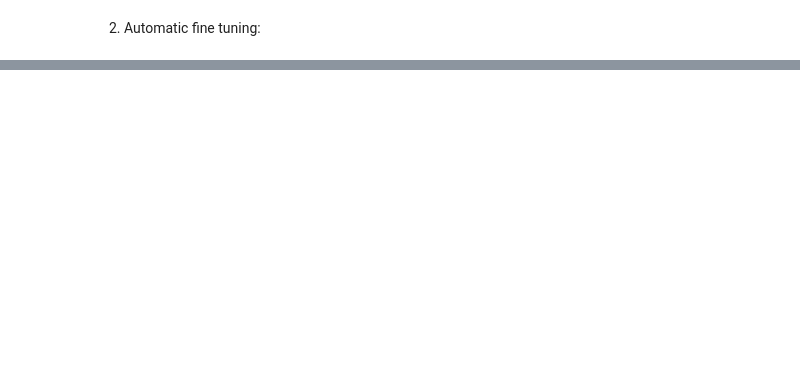
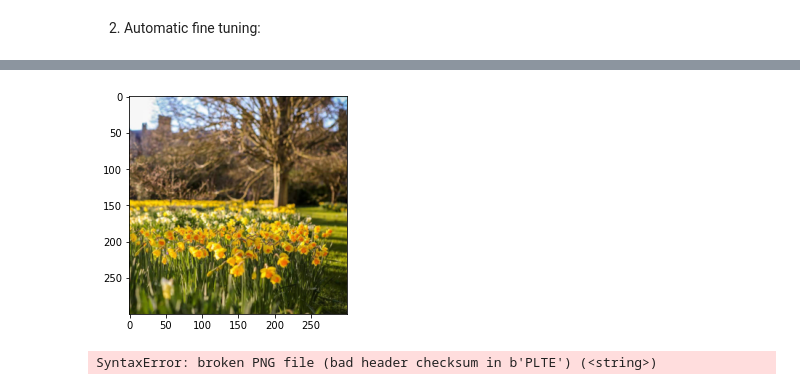
Before and after one commit to JingbiaoMei/Cambridge-Blue-Noise, a Jupyter notebook: System_setup_pilot.ipynb, the cells around one changed output, grey strips where cells are left out. Saved outputs shown, nothing was run; the diff lists cells and outputs as text; code cells hidden in the pictures; blank space fills up the shorter version.

```diff
--- a/System_setup_pilot.ipynb
+++ b/System_setup_pilot.ipynb
@@ -110,0 +111,14 @@ BER: 0.007 %
+# %%
+import matplotlib.pyplot as plt
+import matplotlib.image as mpimg
+img = mpimg.imread('test_files/test.png')
+imgplot = plt.imshow(img)
+# %% [output]
+[figure, added]
+# %%
+import matplotlib.pyplot as plt
+import matplotlib.image as mpimg
+img = mpimg.imread('test1.png')
+imgplot = plt.imshow(img)
+# %% [output]
+SyntaxError: broken PNG file (bad header checksum in b'PLTE') (<string>)
```
Also changed, not shown: parts of 9 cells of this notebook, 10 other files.
